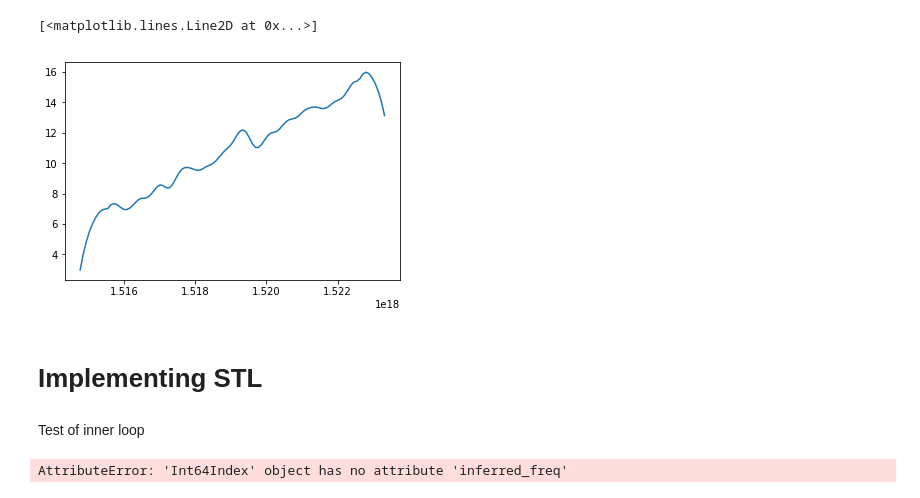
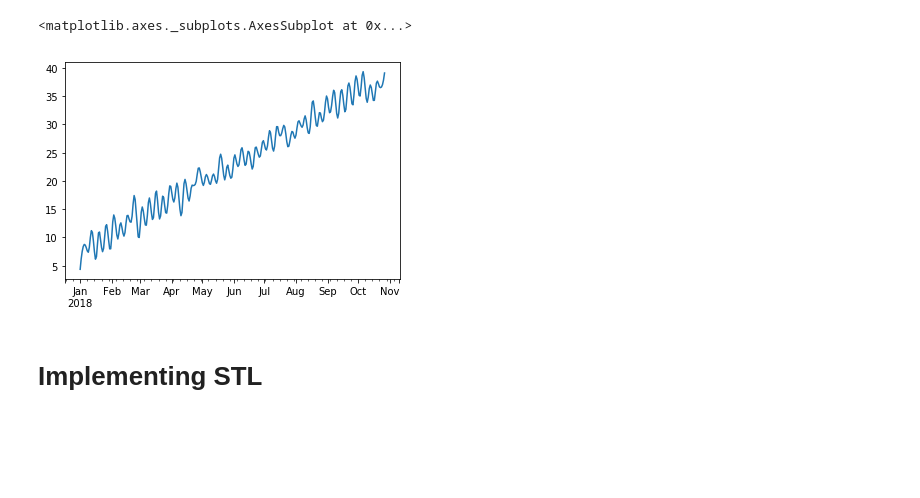
Before and after one commit to sral85/STL, a Jupyter notebook: STL.ipynb, the cells around one changed output. Saved outputs shown, nothing was run; the diff lists cells and outputs as text; code cells hidden in the pictures; blank space fills up the shorter version.

```diff
--- a/STL.ipynb
+++ b/STL.ipynb
@@ -58,29 +58,32 @@ def loess_series(u, series, q = None, d = 2):
     d - the order of the local polynomial
     """
     n = len(series)
-    if q is None:
-        q = np.log(len(series))
+    series.dropna(inplace = True)
 
-    if q < n:
-        idx = np.argsort(np.abs(u-series.index))[:q]
-        x_reg = np.array((u - series.index[idx]).total_seconds())
-        y_reg = series.values[idx]
-        weights = tricubic_weight(np.abs(x_reg) / np.max(np.abs(x_reg)))
-    elif q >= n:
-        x_reg = np.array((u - series.index).total_seconds())
-        y_reg = series.values
-        weights = tricubic_weight(np.abs(x_reg) / (np.max(np.abs(x_reg)) * q / n))
+    smoothed_series = pd.Series()
 
-    coeff = np.polyfit(x = x_reg, y = y_reg, deg = d, w = weights)
-    result = np.poly1d(coeff)(0)
-    return(result)
+    for val in u:
+        if q is None:
+            q = int(2.5 * np.log(n))
+
+        if q < n:
+            idx = np.argsort(np.abs(val-series.index))[:q]
+            x_reg = np.array((val - series.index[idx]).total_seconds())
+            y_reg = series.values[idx]
+            weights = tricubic_weight(np.abs(x_reg) / np.max(np.abs(x_reg)))
+        elif q >= n:
+            x_reg = np.array((val - series.index).total_seconds())
+            y_reg = series.values
+            weights = tricubic_weight(np.abs(x_reg) / (np.max(np.abs(x_reg)) * q / n))
+
+        coeff = np.polyfit(x = x_reg, y = y_reg, deg = d, w = weights)
+        smoothed_series[val] = np.poly1d(coeff)(0)
+    return(smoothed_series)
-# %%
-y_smooth = [loess_series(u, y, 20) for u in idx]
-plt.plot(idx, y_smooth)
-# %% [output]
-[<matplotlib.lines.Line2D at 0x...>]
-[figure, removed]
+# %%
+y_smooth = loess_series(idx, y)
+y_smooth.plot()
+# %% [output]
+<matplotlib.axes._subplots.AxesSubplot at 0x...>
+[figure, added]
 # %% [markdown]
 # Implementing STL
-# %% [markdown]
-Test of inner loop
@@ -110,4 +89,0 @@ import statsmodels.tsa.seasonal as tsa
-# %%
-tsa.seasonal_decompose(y)
-# %% [output]
-AttributeError: 'Int64Index' object has no attribute 'inferred_freq'
```
Also changed, not shown: parts of 17 cells of this notebook.
